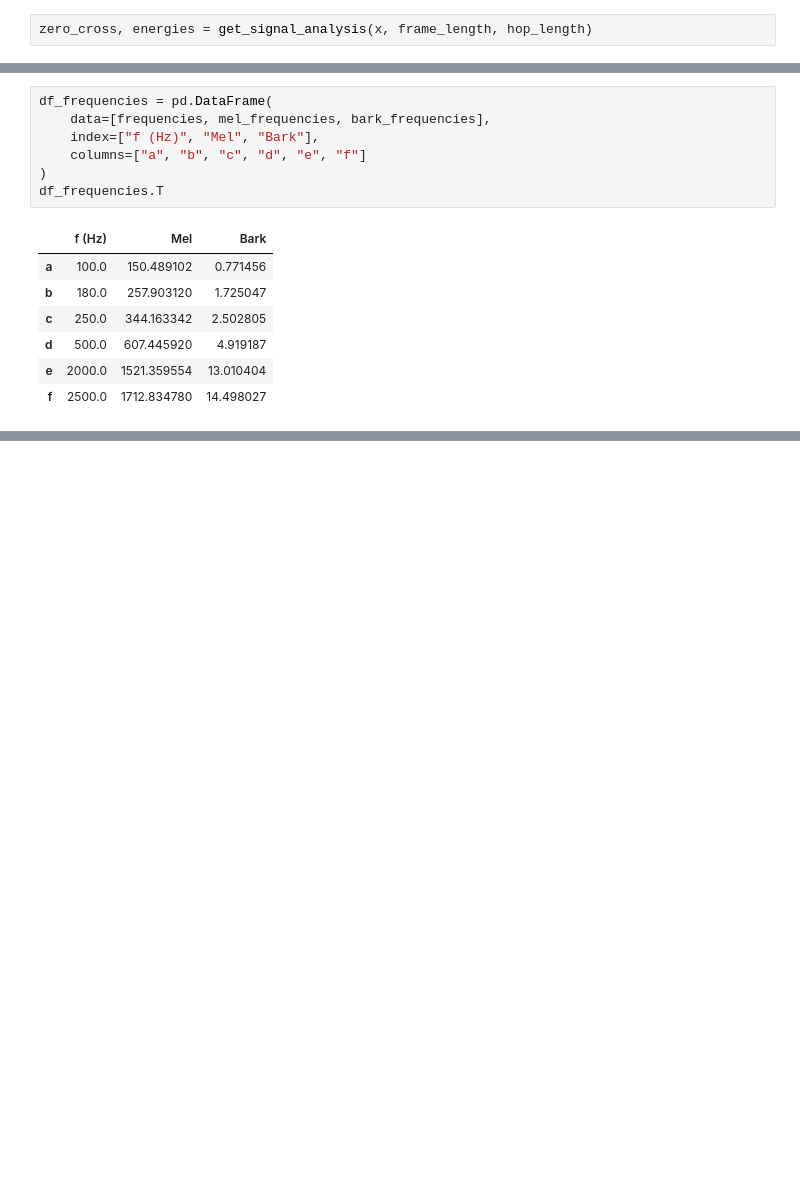
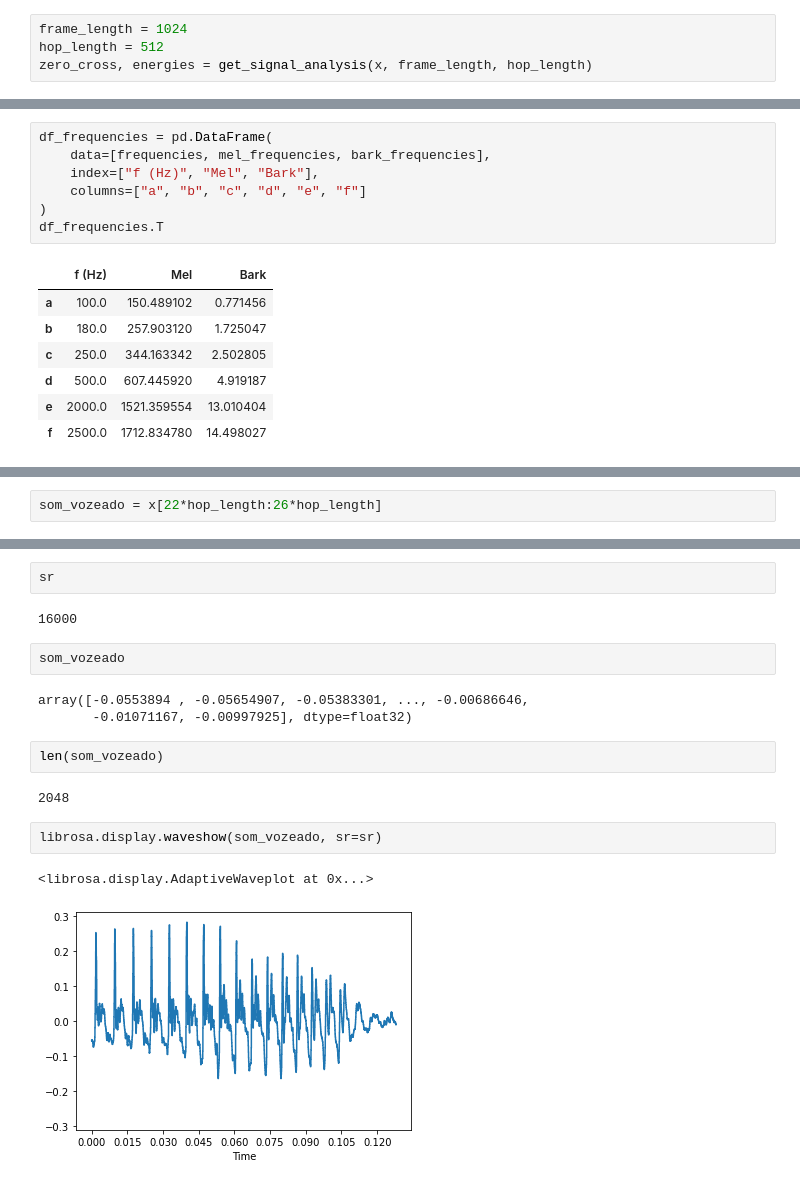
Before and after one commit to mpereiramoretti/psi5123-lista2, a Jupyter notebook: Lista de exercícios 2.ipynb, the cells around one changed output, grey strips where cells are left out. Cells and saved outputs as stored; diff of their text form; blank space fills up the shorter version.

```diff
--- a/Lista de exercícios 2.ipynb
+++ b/Lista de exercícios 2.ipynb
@@ -231,6 +231,8 @@ def plot_signal_analysis(x, sr, frame_length, hop_length, zero_cross, energies):
     plt.ylabel("Valor de RMS")
     plt.xticks(xaxis, rotation=90)
 # %%
+frame_length = 1024
+hop_length = 512
 zero_cross, energies = get_signal_analysis(x, frame_length, hop_length)
 # %%
 len(x)
@@ -398,0 +405,2 @@ df_frequencies.T
+# %%
+som_vozeado = x[22*hop_length:26*hop_length]
@@ -398,0 +411,18 @@ df_frequencies.T
+# %%
+sr
+# %% [output]
+16000
+# %%
+som_vozeado
+# %% [output]
+array([-0.0553894 , -0.05654907, -0.05383301, ..., -0.00686646,
+       -0.01071167, -0.00997925], dtype=float32)
+# %%
+len(som_vozeado)
+# %% [output]
+2048
+# %%
+librosa.display.waveshow(som_vozeado, sr=sr)
+# %% [output]
+<librosa.display.AdaptiveWaveplot at 0x...>
+[figure, added]
```
Also changed, not shown: parts of 8 cells of this notebook.
